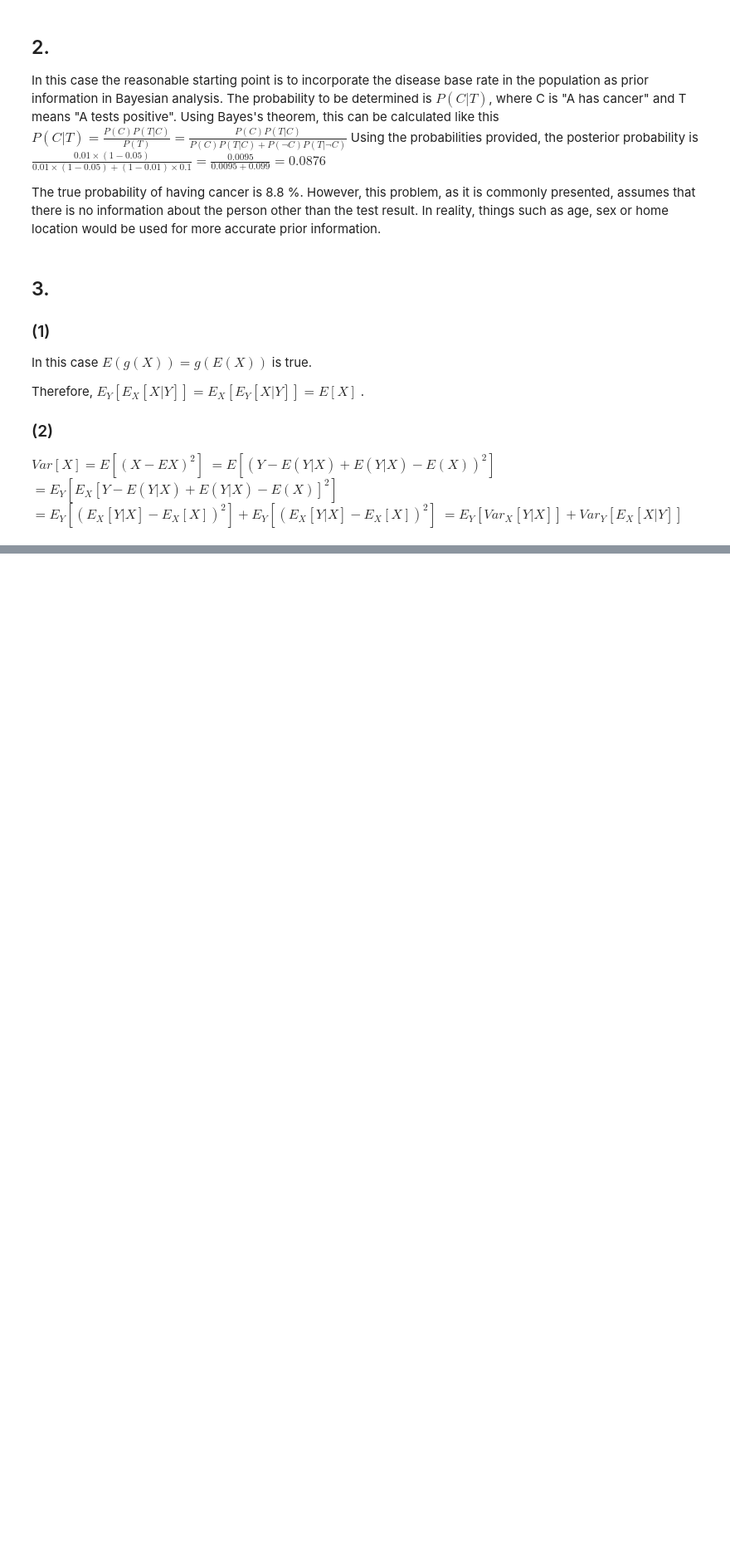
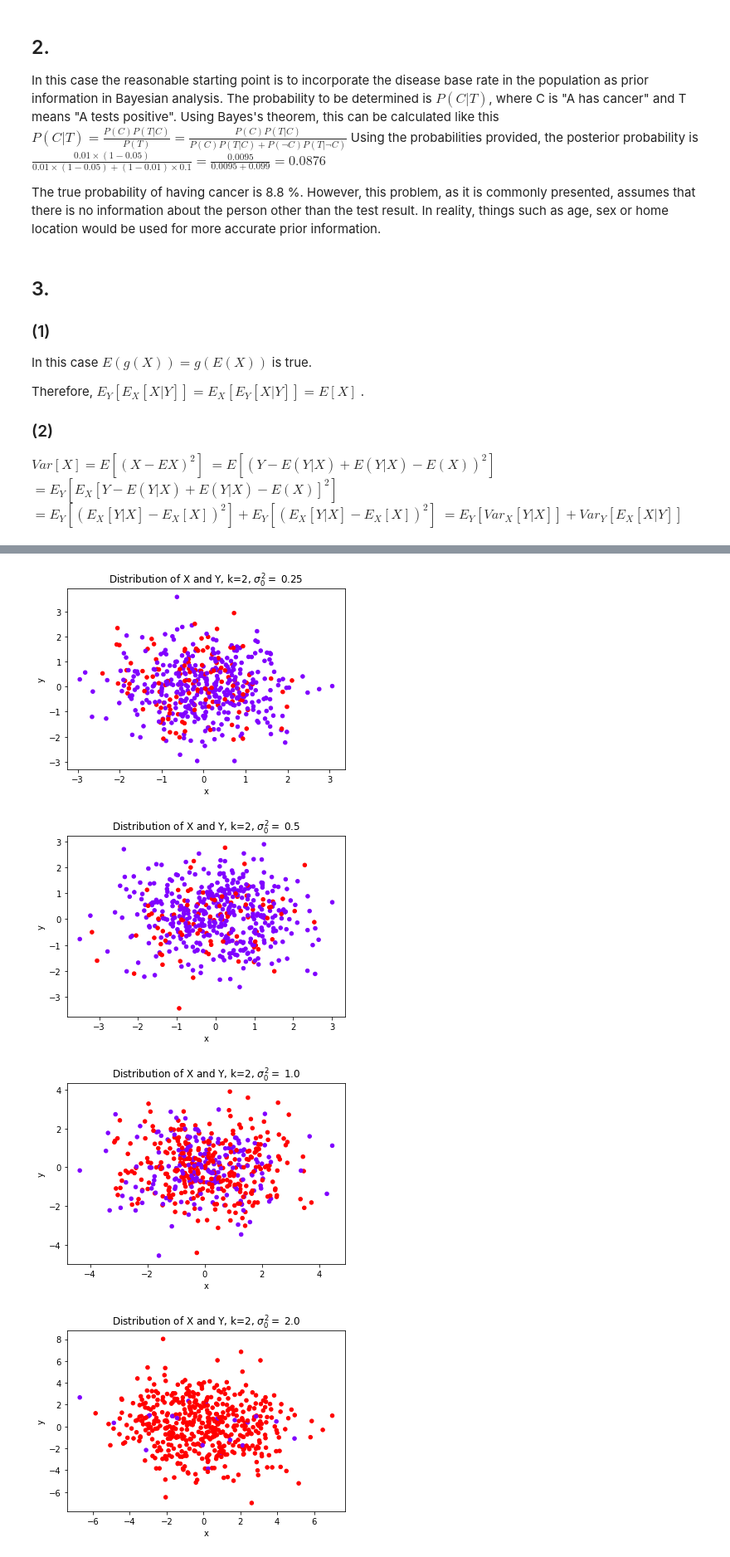
Before and after one commit to AnttiHaerkoenen/BAY1, a Jupyter notebook: exercise_2.ipynb, the cells around one changed output, grey strips where cells are left out. Shown at 83% size. Saved outputs shown, nothing was run; the diff lists cells and outputs as text; code cells hidden in the pictures; blank space fills up the shorter version.

```diff
--- a/exercise_2.ipynb
+++ b/exercise_2.ipynb
@@ -51,0 +49,34 @@ $ = E_Y[Var_X[Y|X]] + Var_Y[E_X[X|Y]] $
+# %%
+import numpy as np
+import pandas as pd
+import matplotlib.pyplot as plt
+import tensorflow_probability as tfp
+tfd = tfp.distributions
+
+n = 500
+K = 2, 4, 16, 256
+sigmas = 0.25, 0.5, 1., 2., 4.
+
+for k in K:
+    for sigma_0 in sigmas:
+        alpha = np.ones(k, dtype=np.float)
+        theta = tfd.Dirichlet(alpha).sample(1).numpy()
+        z = tfd.Categorical(probs=theta).sample(n).numpy()
+
+        mu_x = tfd.Normal(np.zeros(k), np.repeat(sigma_0, k)).sample(n).numpy()
+        mu_zx = np.squeeze(np.take_along_axis(mu_x, z, 1))
+        x = np.squeeze(tfd.Normal(mu_zx, np.ones(n)).sample(1).numpy())
+
+        mu_y = tfd.Normal(np.zeros(k), np.repeat(sigma_0, k)).sample(n).numpy()
+        mu_zy = np.squeeze(np.take_along_axis(mu_y, z, 1))
+        y = np.squeeze(tfd.Normal(mu_zy, np.ones(n)).sample(1).numpy())
+
+        xy = pd.DataFrame({'x': x, 'y': y, 'k': np.squeeze(z)})
+        fig = xy.plot(x='x', y='y', c='k', kind='scatter', colormap='rainbow', colorbar=False)
+        fig.set_title(f"Distribution of X and Y, k={k}, $ \sigma^2_0=$ {sigma_0}")
+        plt.show()
+# %% [output]
+[figure, added]
+[figure, added]
+[figure, added]
+[figure, added]
```
Also changed, not shown: parts of 4 cells of this notebook, 2 other files.
